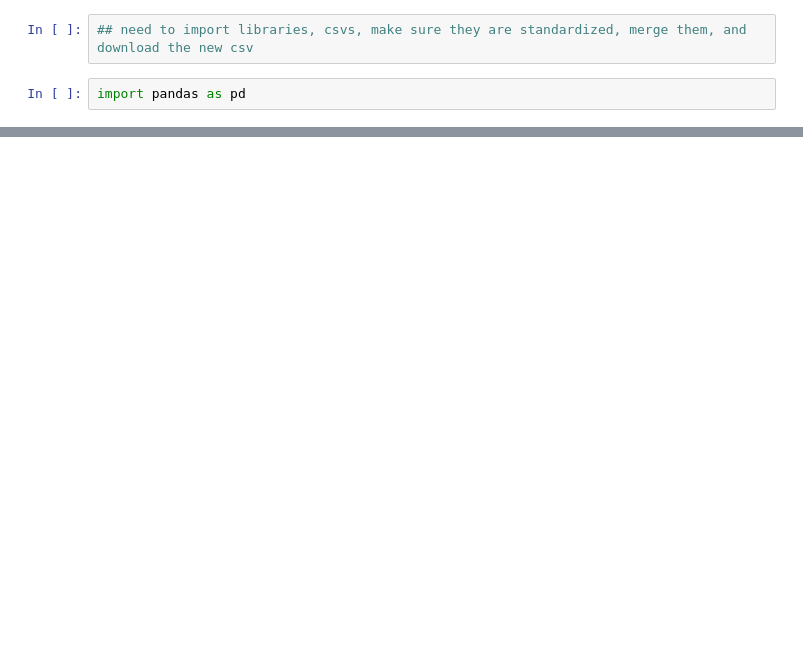
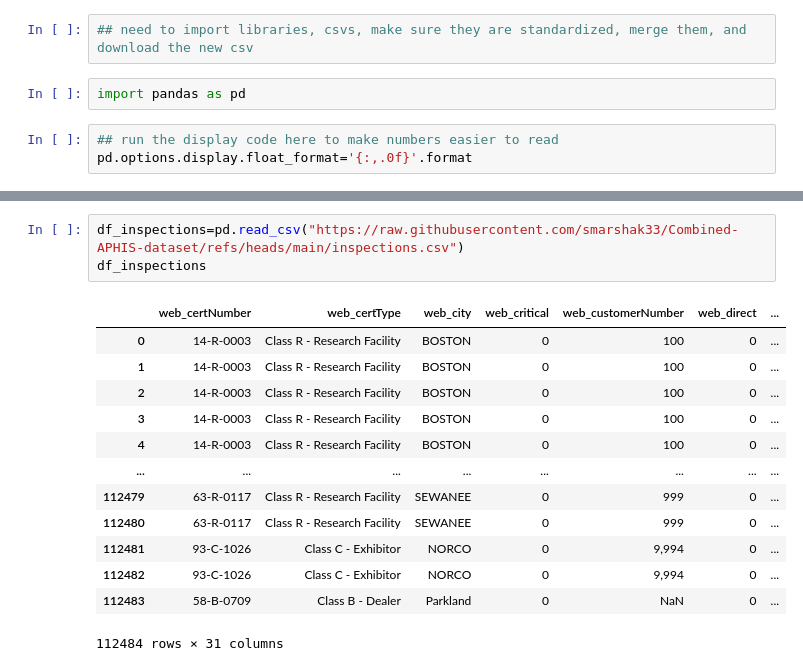
Before and after one commit to smarshak33/Combined-APHIS-dataset, a Jupyter notebook: Combined APHIS dataset.ipynb, the cells around one changed output, grey strips where cells are left out. Cells and saved outputs as stored; diff of their text form; blank space fills up the shorter version.

```diff
--- a/Combined APHIS dataset.ipynb
+++ b/Combined APHIS dataset.ipynb
@@ -2,4 +2,7 @@
 ## need to import libraries, csvs, make sure they are standardized, merge them, and download the new csv
 # %%
 import pandas as pd
+# %%
+## run the display code here to make numbers easier to read
+pd.options.display.float_format='{:,.0f}'.format
 # %%
@@ -9,0 +25,17 @@ ParserError: Error tokenizing data. C error: Expected 1 fields in line 38, saw 2
+# %%
+df_inspections=pd.read_csv("https://raw.githubusercontent.com/smarshak33/Combined-APHIS-dataset/refs/heads/main/inspections.csv")
+df_inspections
+# %% [output]
+|  | web_certNumber | web_certType | web_city | web_critical | web_customerNumber | web_direct | ... |
+| 0 | 14-R-0003 | Class R - Research Facility | BOSTON | 0 | 100 | 0 | ... |
+| 1 | 14-R-0003 | Class R - Research Facility | BOSTON | 0 | 100 | 0 | ... |
+| 2 | 14-R-0003 | Class R - Research Facility | BOSTON | 0 | 100 | 0 | ... |
+| 3 | 14-R-0003 | Class R - Research Facility | BOSTON | 0 | 100 | 0 | ... |
+| 4 | 14-R-0003 | Class R - Research Facility | BOSTON | 0 | 100 | 0 | ... |
+| ... | ... | ... | ... | ... | ... | ... | ... |
+| 112479 | 63-R-0117 | Class R - Research Facility | SEWANEE | 0 | 999 | 0 | ... |
+| 112480 | 63-R-0117 | Class R - Research Facility | SEWANEE | 0 | 999 | 0 | ... |
+| 112481 | 93-C-1026 | Class C - Exhibitor | NORCO | 0 | 9,994 | 0 | ... |
+| 112482 | 93-C-1026 | Class C - Exhibitor | NORCO | 0 | 9,994 | 0 | ... |
+| 112483 | 58-B-0709 | Class B - Dealer | Parkland | 0 | NaN | 0 | ... |
+112484 rows × 31 columns
```
Also changed, not shown: parts of 10 cells of this notebook, 1 other file.
